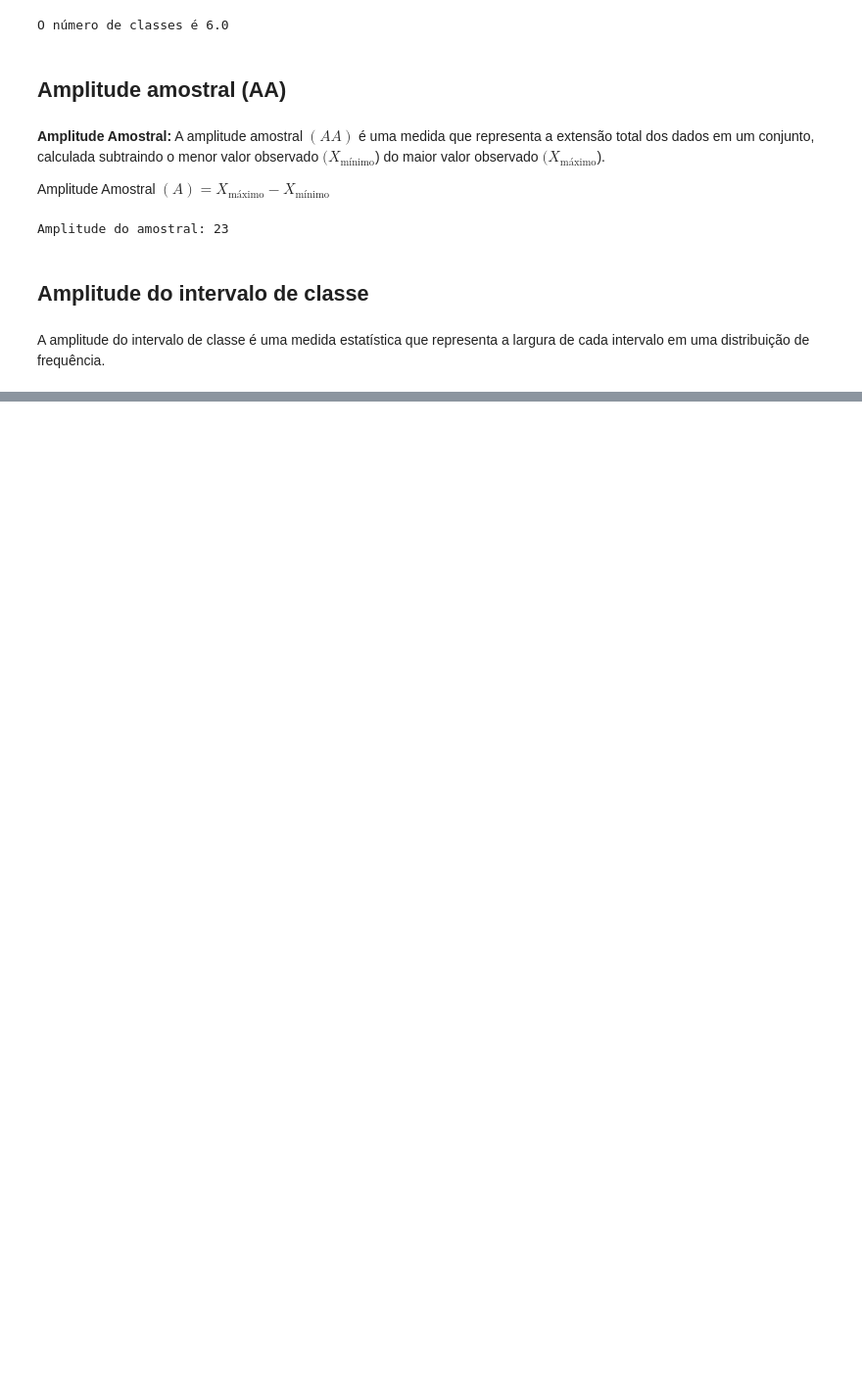
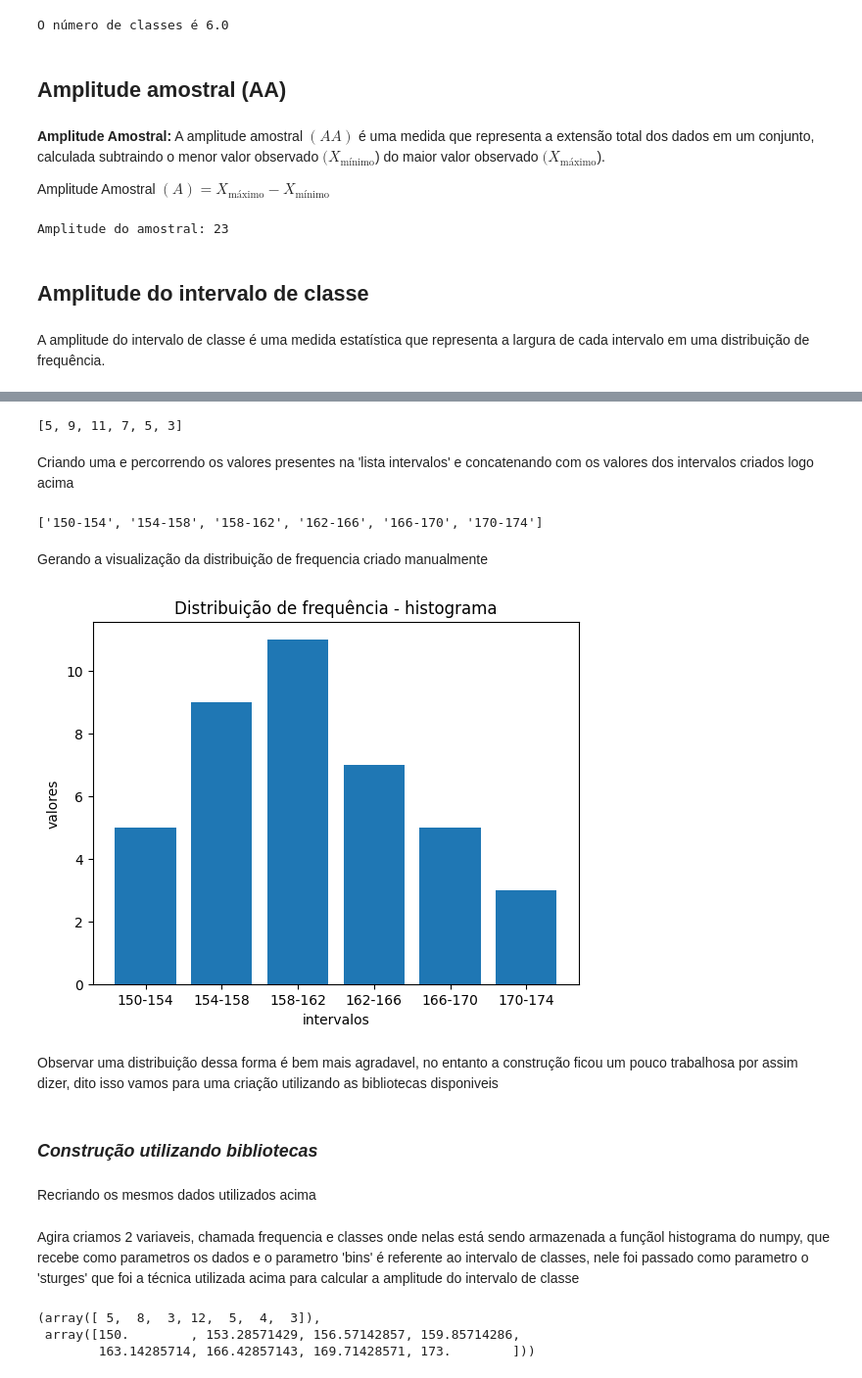
Before and after one commit to JosenildoJunior/StatPyDataScience, a Jupyter notebook: Distribuição_de_frequência.ipynb, the cells around one changed output, grey strips where cells are left out. Shown at 98% size. Saved outputs shown, nothing was run; the diff lists cells and outputs as text; code cells hidden in the pictures; blank space fills up the shorter version.

```diff
--- a/Distribuição_de_frequência.ipynb
+++ b/Distribuição_de_frequência.ipynb
@@ -113,0 +136,6 @@ A amplitude do intervalo de classe é 4
+# %%
+# Criando os intervalos
+intervalos = np.arange(minimo, maximo + 2, step = h)
+
+# Observando os valores
+intervalos
@@ -113,0 +146,15 @@ A amplitude do intervalo de classe é 4
+# %%
+intervalo1, intervalo2, intervalo3, intervalo4, intervalo5, intervalo6 = 0,0,0,0,0,0
+for i in range(n):
+  if dados[i] >= intervalos[0] and dados[i] < intervalos[1]:
+    intervalo1 += 1
+  elif dados[i] >= intervalos[1] and dados[i] < intervalos[2]:
+    intervalo2 += 1
+  elif dados[i] >= intervalos[2] and dados[i] < intervalos[3]:
+    intervalo3 += 1
+  elif dados[i] >= intervalos[3] and dados[i] < intervalos[4]:
+    intervalo4 += 1
+  elif dados[i] >= intervalos[4] and dados[i] < intervalos[5]:
+    intervalo5 += 1
+  elif dados[i] >= intervalos[5] and dados[i] < intervalos[6]:
+    intervalo6 += 1
@@ -113,0 +163,41 @@ A amplitude do intervalo de classe é 4
+# %%
+# Criando a lista
+lista_intervalos = []
+lista_intervalos.append(intervalo1)
+lista_intervalos.append(intervalo2)
+lista_intervalos.append(intervalo3)
+lista_intervalos.append(intervalo4)
+lista_intervalos.append(intervalo5)
+lista_intervalos.append(intervalo6)
+lista_intervalos
+# %% [output]
+[5, 9, 11, 7, 5, 3]
+# %% [markdown]
+Criando uma e percorrendo os valores presentes na 'lista intervalos' e concatenando com os valores dos intervalos criados logo acima
+# %%
+# Criando a lista
+lista_classes = []
+
+# Criando um laço de repetição
+for i in range(len(lista_intervalos)):
+  lista_classes.append(str(intervalos[i]) + '-' + str(intervalos[i + 1]))
+# %%
+# Observando a lista
+lista_classes
+# %% [output]
+['150-154', '154-158', '158-162', '162-166', '166-170', '170-174']
+# %% [markdown]
+Gerando a visualização da distribuição de frequencia criado manualmente
+# %%
+plt.bar(lista_classes, lista_intervalos)
+plt.title('Distribuição de frequência - histograma')
+plt.xlabel('intervalos')
+plt.ylabel('valores');
+# %% [output]
+[figure, added]
+# %% [markdown]
+Observar uma distribuição dessa forma é bem mais agradavel, no entanto a construção ficou um pouco trabalhosa por assim dizer, dito isso vamos para uma criação utilizando as bibliotecas disponiveis
+# %% [markdown]
+### *Construção utilizando bibliotecas*
+# %% [markdown]
+Recriando os mesmos dados utilizados acima
@@ -113,0 +209,13 @@ A amplitude do intervalo de classe é 4
+# %% [markdown]
+Agira criamos 2 variaveis, chamada frequencia e classes onde nelas está sendo armazenada a funçãol histograma do numpy, que recebe como parametros os dados e o parametro 'bins' é referente ao intervalo de classes, nele foi passado como parametro o 'sturges' que foi a técnica utilizada acima para calcular a amplitude do intervalo de classe
+# %%
+# Criando a distribuição de frequência
+frequencia, classes = np.histogram(dados, bins = 'sturges')
+
+
+# Observando os valores das classes e da distribuição
+frequencia, classes
+# %% [output]
+(array([ 5,  8,  3, 12,  5,  4,  3]),
+ array([150.        , 153.28571429, 156.57142857, 159.85714286,
+        163.14285714, 166.42857143, 169.71428571, 173.        ]))
```
Also changed, not shown: parts of 15 cells of this notebook.
